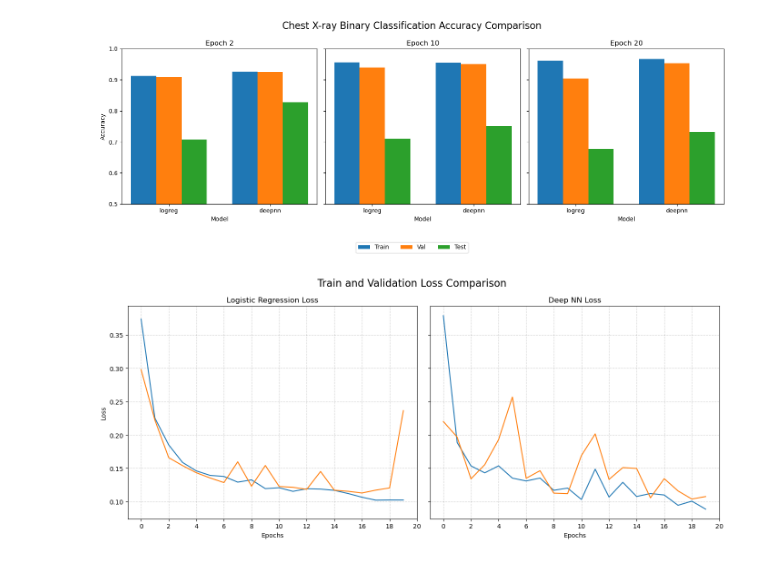
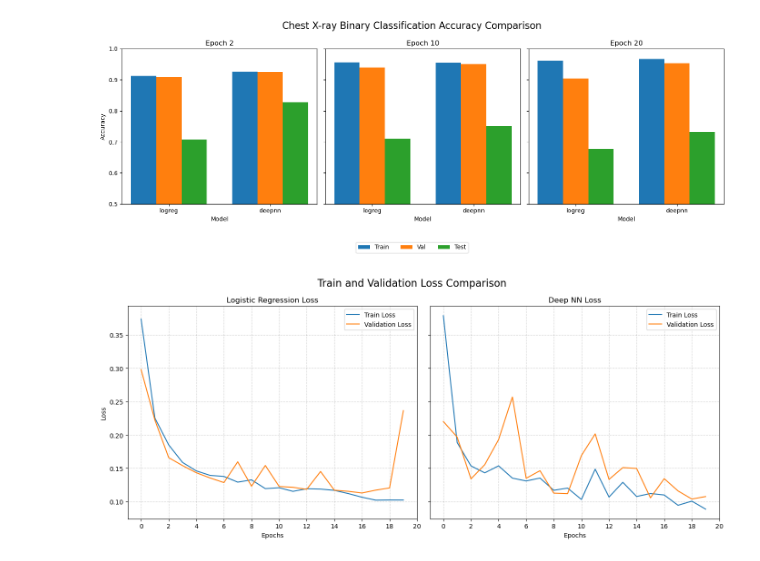
Before and after one commit to dlalswo0321/DL-Methods-and-Applications, a Jupyter notebook: Code_2020080600_이민재.ipynb, the cells around one changed output. Cells and saved outputs as stored; diff of their text form; code cells hidden in the pictures.

```diff
--- a/Code_2020080600_이민재.ipynb
+++ b/Code_2020080600_이민재.ipynb
@@ -258,25 +258,28 @@ plt.show()
 # %%
 # overfitting, underfitting 분석을 위한 train/val loss 비교
 fig, axes = plt.subplots(1, 2, figsize=(14, 6), sharey=True)
 
 axes[0].plot(train_losses_logreg, label='Train Loss')
 axes[0].plot(val_losses_logreg, label='Validation Loss')
 axes[0].set_title('Logistic Regression Loss')
 axes[0].set_xlabel('Epochs')
 axes[0].set_ylabel('Loss')
 axes[0].set_xticks(range(0, 21, 2))
 axes[0].grid(linestyle=':')
 
 axes[1].plot(train_losses_deepnn, label='Train Loss')
 axes[1].plot(val_losses_deepnn, label='Validation Loss')
 axes[1].set_title('Deep NN Loss')
 axes[1].set_xlabel('Epochs')
 axes[1].set_xticks(range(0, 21, 2))
 axes[1].grid(linestyle=':')
 
+axes[0].legend()
+axes[1].legend()
+
 fig.suptitle('Train and Validation Loss Comparison', fontsize=16)
 
 plt.tight_layout()
 plt.show()
 # %% [output]
-[figure, old version]
+[figure, new version]
```
